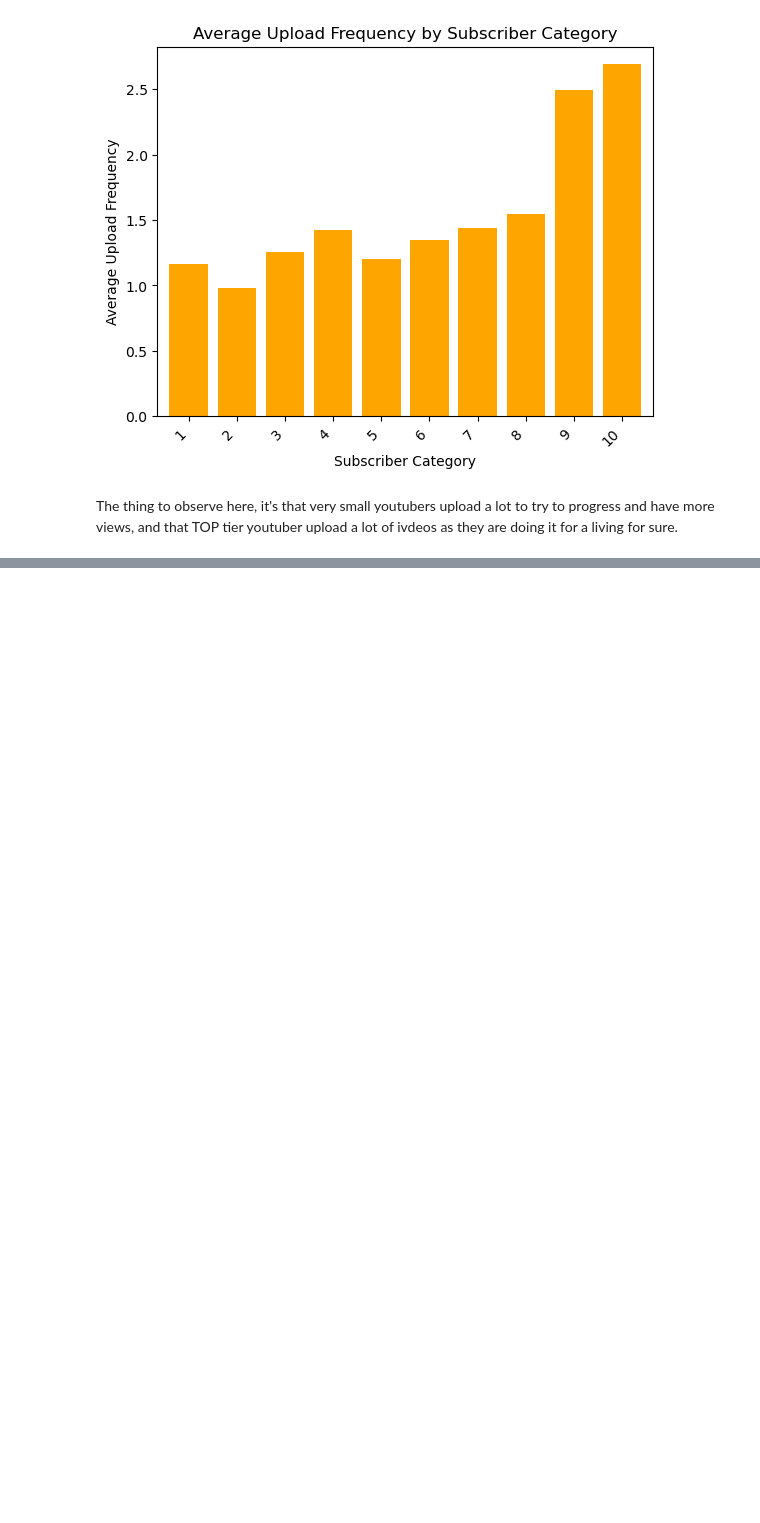
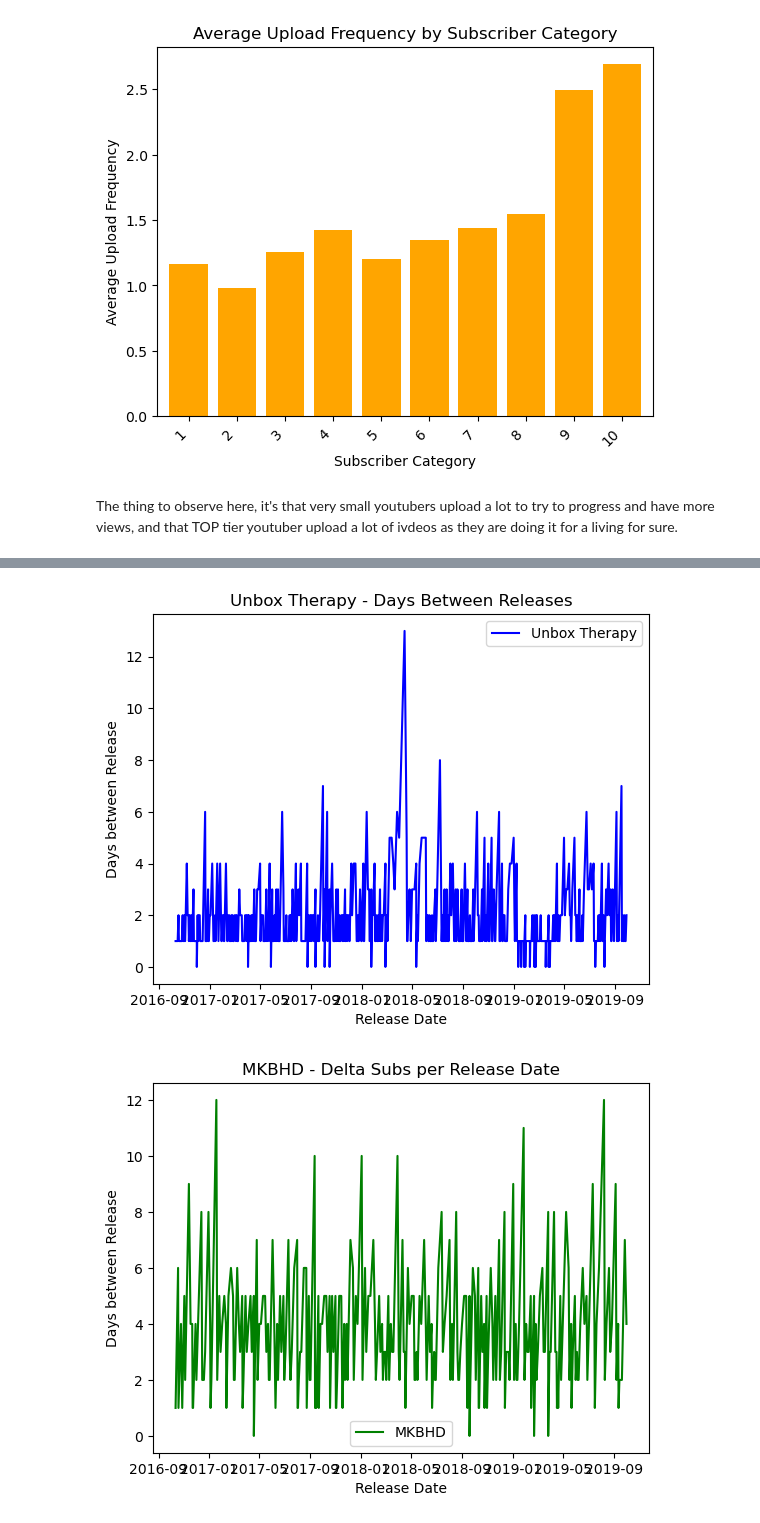
Before and after one commit to epfl-ada/ada-2023-project-datasquad2023, a Jupyter notebook: EDA_OTI.ipynb, the cells around one changed output, grey strips where cells are left out. Cells and saved outputs as stored; diff of their text form; code cells hidden in the pictures; blank space fills up the shorter version.

```diff
--- a/EDA_OTI.ipynb
+++ b/EDA_OTI.ipynb
@@ -203,0 +163,73 @@ The thing to observe here, it's that very small youtubers upload a lot to try to
+# %%
+Tech_4_VID = yt_metadata
+# %%
+TS = pd.read_table("df_timeseries_en.tsv")
+# %%
+Tech_4_VID['Release_Date'] = pd.to_datetime(Tech_4_VID['upload_date'])
+
+# Sort the DataFrame by 'Release_Date'
+Tech_4_VID = Tech_4_VID.sort_values('Release_Date')
+# %%
+
+
+TS_4 = TS[TS['channel'].isin(list_ids)]
+
+Tech_4_VID_flt =Tech_4_VID[(TS_4['datetime'].max() >=Tech_4_VID['Release_Date']) & (Tech_4_VID['Release_Date']>= TS_4['datetime'].min())]
+
+UnboxVID = Tech_4_VID_flt[Tech_4_VID_flt['channel_id']=='UCsTcErHg8oDvUnTzoqsYeNw']
+MKBHDVID = Tech_4_VID_flt[Tech_4_VID_flt['channel_id']=='UCBJycsmduvYEL83R_U4JriQ']
+UrAvgConsumerVID = Tech_4_VID_flt[Tech_4_VID_flt['channel_id']=='UC9fSZHEh6XsRpX-xJc6lT3A']
+MrwhosethebossVID = Tech_4_VID_flt[Tech_4_VID_flt['channel_id']=='UCMiJRAwDNSNzuYeN2uWa0pA']
+# %%
+
+
+# Calculate the time difference between releases
+UnboxVID['Days_Between_Releases'] = UnboxVID['Release_Date'].diff().dt.days
+UnboxVID['Frequency'] = 1/UnboxVID['Days_Between_Releases']
+
+MKBHDVID['Days_Between_Releases'] = MKBHDVID['Release_Date'].diff().dt.days
+MKBHDVID['Frequency'] = 1/MKBHDVID['Days_Between_Releases']
+
+UrAvgConsumerVID['Days_Between_Releases'] = UrAvgConsumerVID['Release_Date'].diff().dt.days
+UrAvgConsumerVID['Frequency'] = 1/UrAvgConsumerVID['Days_Between_Releases']
+
+MrwhosethebossVID['Days_Between_Releases'] = MrwhosethebossVID['Release_Date'].diff().dt.days
+MrwhosethebossVID['Frequency'] = 1/MrwhosethebossVID['Days_Between_Releases']
+
+
+
+#Plotting the curves for Unbox Therapy
+plt.figure(1)
+plt.plot(UnboxVID['Release_Date'], UnboxVID['Days_Between_Releases'], label='Unbox Therapy', color='blue')
+plt.xlabel('Release Date')
+plt.ylabel('Days between Release')
+plt.title('Unbox Therapy - Days Between Releases')
+plt.legend()
+
+# Plotting the curves for MKBHD
+plt.figure(2)
+plt.plot(MKBHDVID['Release_Date'], MKBHDVID['Days_Between_Releases'], label='MKBHD', color='green')
+plt.xlabel('Release Date')
+plt.ylabel('Days between Release')
+plt.title('MKBHD - Delta Subs per Release Date')
+plt.legend()
+
+# Plotting the curves for UrAverageConsumer
+plt.figure(3)
+plt.plot(UrAvgConsumerVID['Release_Date'], UrAvgConsumerVID['Days_Between_Releases'], label='UrAverageConsumer', color='red')
+plt.xlabel('Release Date')
+plt.ylabel('Days between Release')
+plt.title('UrAverageConsumer - Delta Subs per Release Date')
+plt.legend()
+
+# Plotting the curves for MrWhoseTheBoss
+plt.figure(4)
+plt.plot(MrwhosethebossVID['Release_Date'], MrwhosethebossVID['Days_Between_Releases'], label='MrWhoseTheBoss', color='purple')
+plt.xlabel('Year')
+plt.ylabel('Days between Release')
+plt.title('MrWhoseTheBoss - Days Between Releases')
+plt.legend()
+
+# Display the plots
+plt.show()
+# %% [output]
@@ -203,0 +253,2 @@ The thing to observe here, it's that very small youtubers upload a lot to try to
+[figure, added]
+[figure, added]
```
Also changed, not shown: parts of 32 cells of this notebook.
